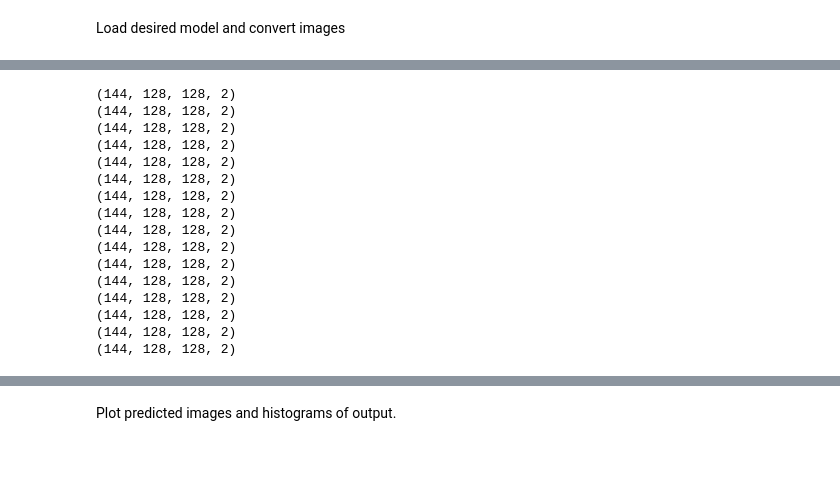
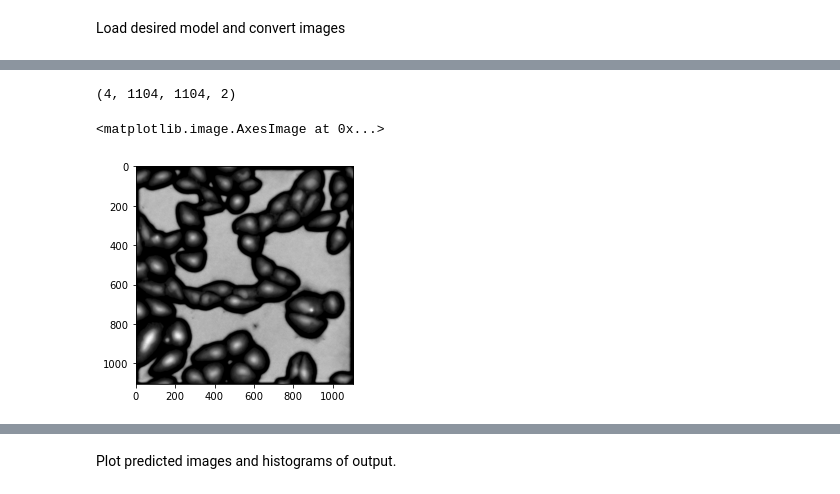
Before and after one commit to Aitslab/virtualstain, a Jupyter notebook: TeresaScheidt/src/Prediction.ipynb, the cells around one changed output, grey strips where cells are left out. Cells and saved outputs as stored; diff of their text form; code cells hidden in the pictures; blank space fills up the shorter version.

```diff
--- a/TeresaScheidt/src/Prediction.ipynb
+++ b/TeresaScheidt/src/Prediction.ipynb
@@ -93,2 +96,7 @@ plt.show()
 # %% [markdown]
 Load desired model and convert images
+# %%
+import loss_functions as lf
+model_name = 'd1d2_32im_ssim2'
+mdl_dir = r'..\models'
+model = keras.models.load_model(os.path.join(mdl_dir,model_name), custom_objects={ 'SSIMLoss': lf.SSIMLoss(d12_norm[0], d12_norm[0]) })
@@ -95,4 +105,8 @@ Load desired model and convert images
 # %%
-model_name = 'd1d2_56im'
+model_name = 'd1d2_32im'
 mdl_dir = r'..\models'
 model = keras.models.load_model(os.path.join(mdl_dir,model_name))
+# %%
+# change input layer of model
+new_model = training.get_model(1104,1104)
+new_model.set_weights(model.get_weights())
@@ -99,26 +122,16 @@ model = keras.models.load_model(os.path.join(mdl_dir,model_name))
 # %%
 num_im = d0_norm.shape[0]
 out =[]
-for n in range(num_im):
+for n in range(1):
     image = d0_norm[n]
-    output = pred.predict(model, image, 128, 128, num_outputs=2)
+    output = pred.predict(new_model, image, 1104, 1104, num_outputs=2)
     output_norm = pre.unnormalize(output, mean, std)
     out.append(output)
 out = np.stack(out, axis = 0)
 # %% [output]
-(144, 128, 128, 2)
-(144, 128, 128, 2)
-(144, 128, 128, 2)
-(144, 128, 128, 2)
-(144, 128, 128, 2)
-(144, 128, 128, 2)
-(144, 128, 128, 2)
-(144, 128, 128, 2)
-(144, 128, 128, 2)
-(144, 128, 128, 2)
-(144, 128, 128, 2)
-(144, 128, 128, 2)
-(144, 128, 128, 2)
-(144, 128, 128, 2)
-(144, 128, 128, 2)
-(144, 128, 128, 2)
+(4, 1104, 1104, 2)
+# %%
+plt.imshow(out[0,:,:,0], cmap='gray')
+# %% [output]
+<matplotlib.image.AxesImage at 0x...>
+[figure, added]
```
Also changed, not shown: parts of 5 cells of this notebook, 6 other files.
